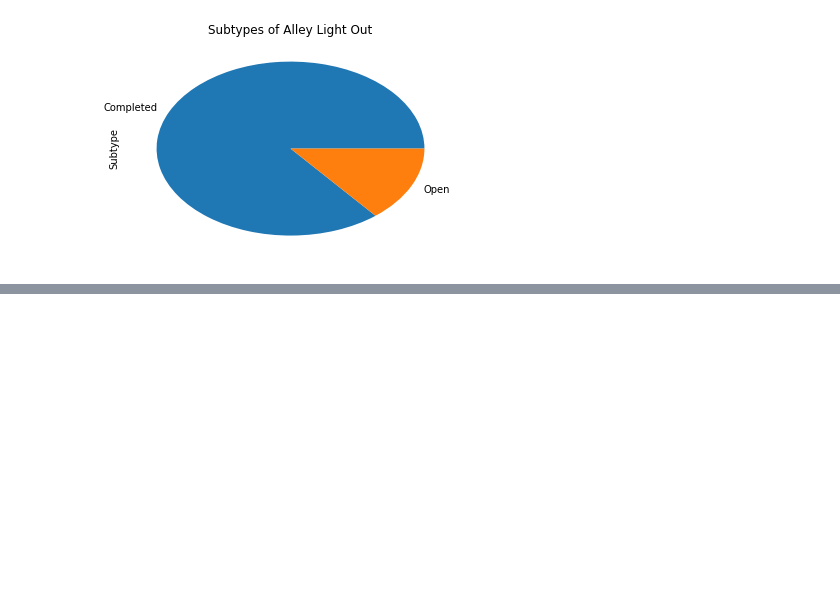
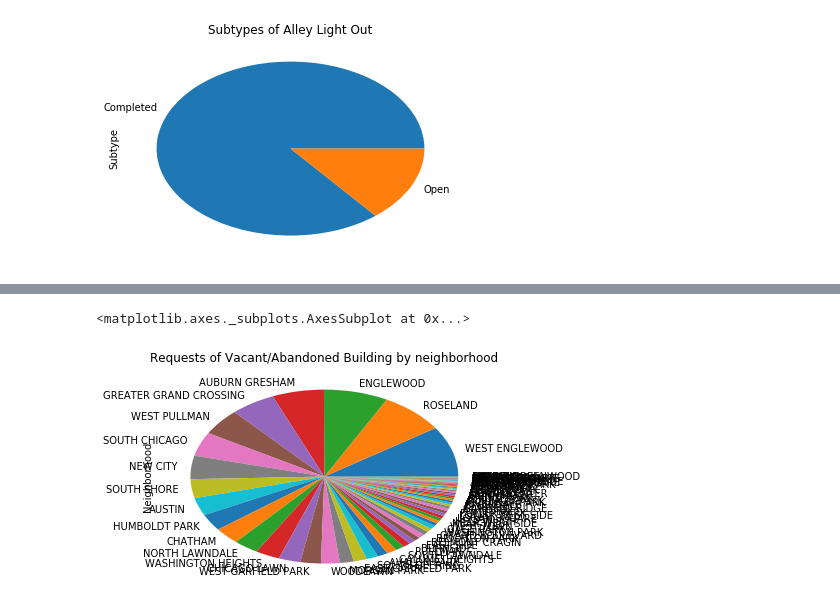
Before and after one commit to szhou12/MachineLearning4PublicPolicy, a Jupyter notebook: pa1/Q1_DataAcquisition_Analysis.ipynb, the cells around one changed output, grey strips where cells are left out. Saved outputs shown, nothing was run; the diff lists cells and outputs as text; code cells hidden in the pictures; blank space fills up the shorter version.

```diff
--- a/pa1/Q1_DataAcquisition_Analysis.ipynb
+++ b/pa1/Q1_DataAcquisition_Analysis.ipynb
@@ -77,0 +99,7 @@ light_subtype.plot(kind="pie", title="Subtypes of Alley Light Out")
+# %%
+# summary stats for vacant building by neighborhood
+build_neighbor = combinedf_area[combinedf_area["Type of Service Request"]=='Vacant/Abandoned Building']['Neighborhood'].value_counts()
+build_neighbor.plot(kind="pie", title="Requests of Vacant/Abandoned Building by neighborhood")
+# %% [output]
+<matplotlib.axes._subplots.AxesSubplot at 0x...>
+[figure, added]
```
Also changed, not shown: parts of 17 cells of this notebook, 1 other file.
